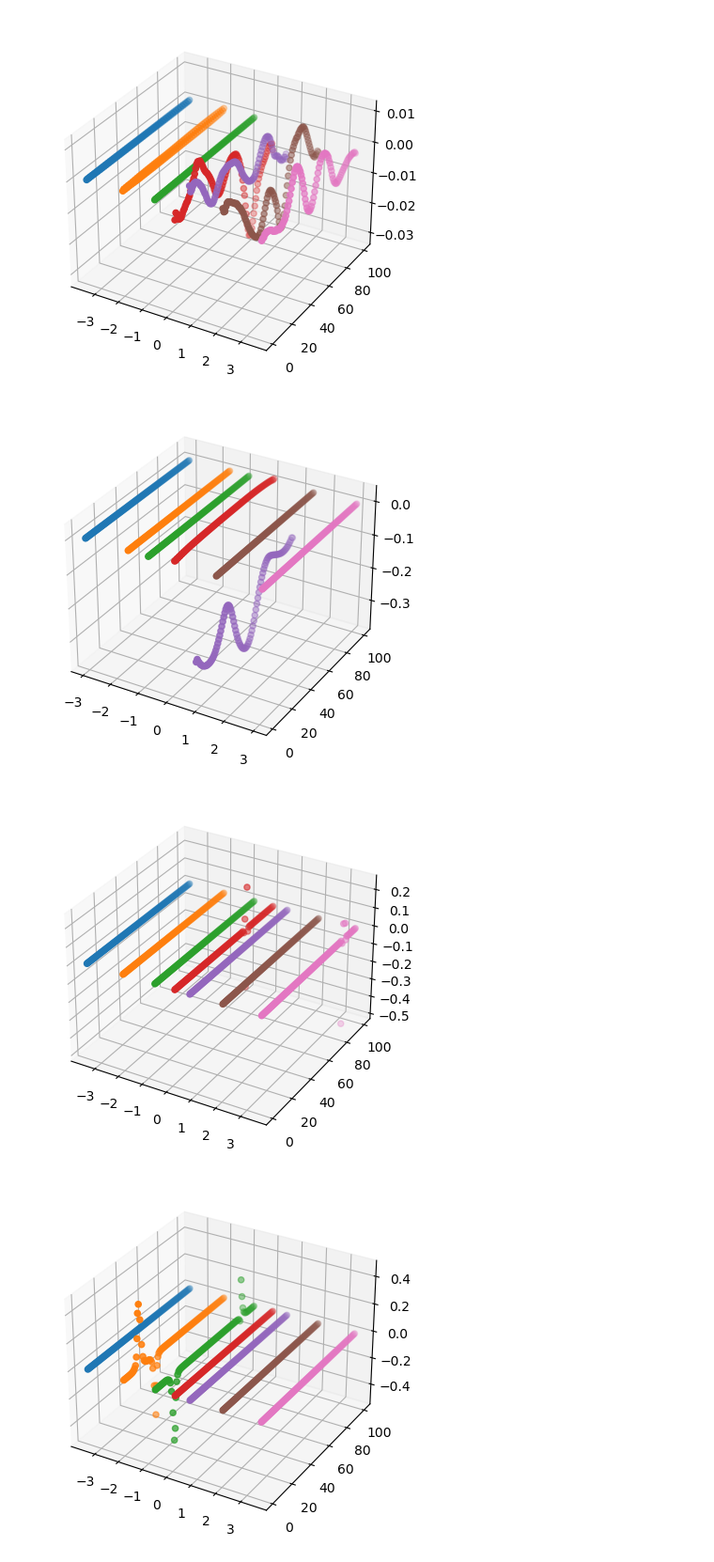
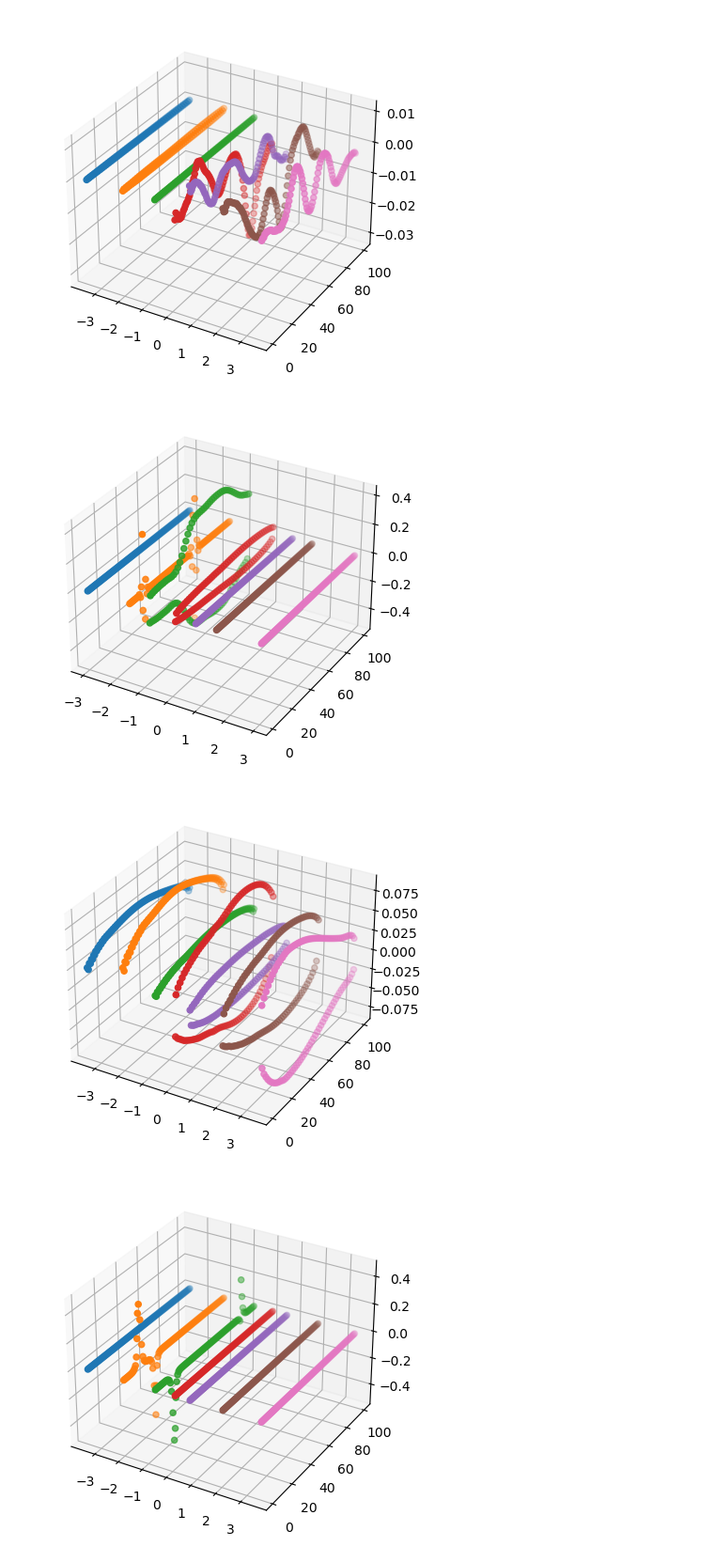
Before and after one commit to TommasoStentella/heisenberg_model_TN, a Jupyter notebook: heisenberg_dmrg.ipynb, the cells around one changed output. Shown at 94% size. Drawn from its saved outputs; the diff is of its cells as text; code cells hidden in the pictures.

```diff
--- a/heisenberg_dmrg.ipynb
+++ b/heisenberg_dmrg.ipynb
@@ -176,16 +158,16 @@ end
 [figure]
 # %%
 for i=1:length(Deltas)
-    scatter3D([Deltas[i] for j=1:N], 1:N, sx_m[i,1])
+    scatter3D([Deltas[i] for j=1:N], 1:N, sx_m[i,4])
 end
 # %% [output]
-[figure, old version]
+[figure, new version]
 # %%
 for i=1:length(Jxx)
-    scatter3D([Jxx[i] for j=1:N], 1:N, sx_m[1,i]);
+    scatter3D([Jxx[i] for j=1:N], 1:N, sx_m[4,i]);
 end
 # %% [output]
-[figure, old version]
+[figure, new version]
 # %%
 for i=1:length(Jxx)
     scatter3D([Jxx[i] for j=1:N], 1:N, sx_m[6,i]);
```
Also changed, not shown: parts of 1 cell of this notebook.
